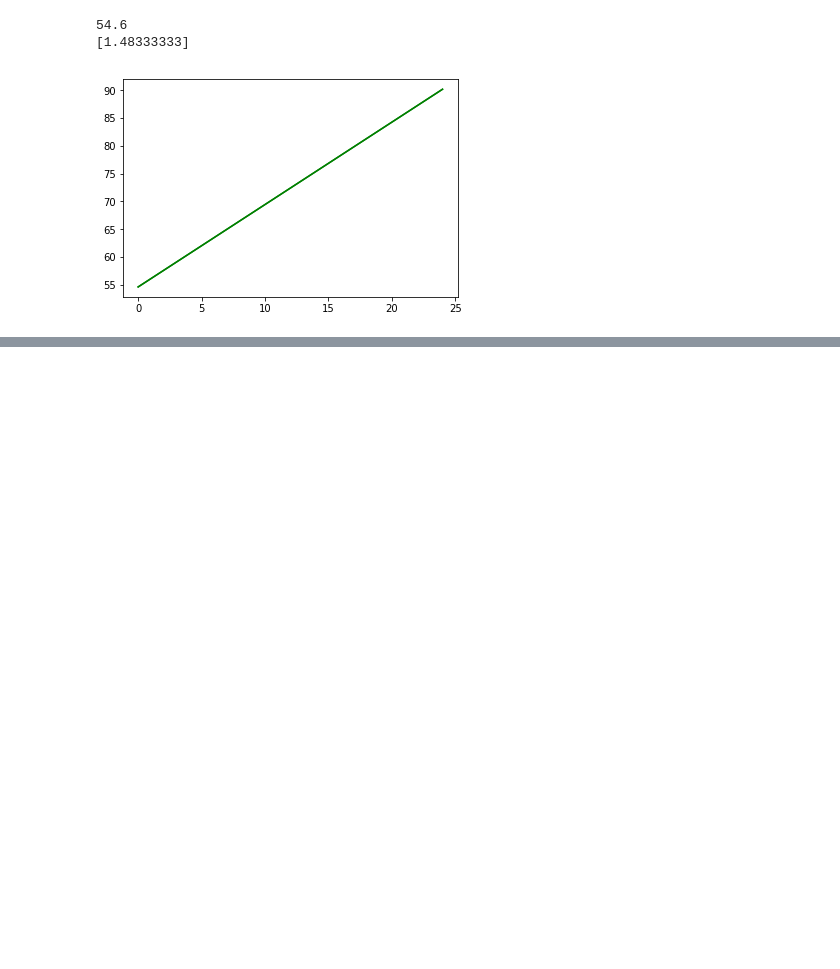
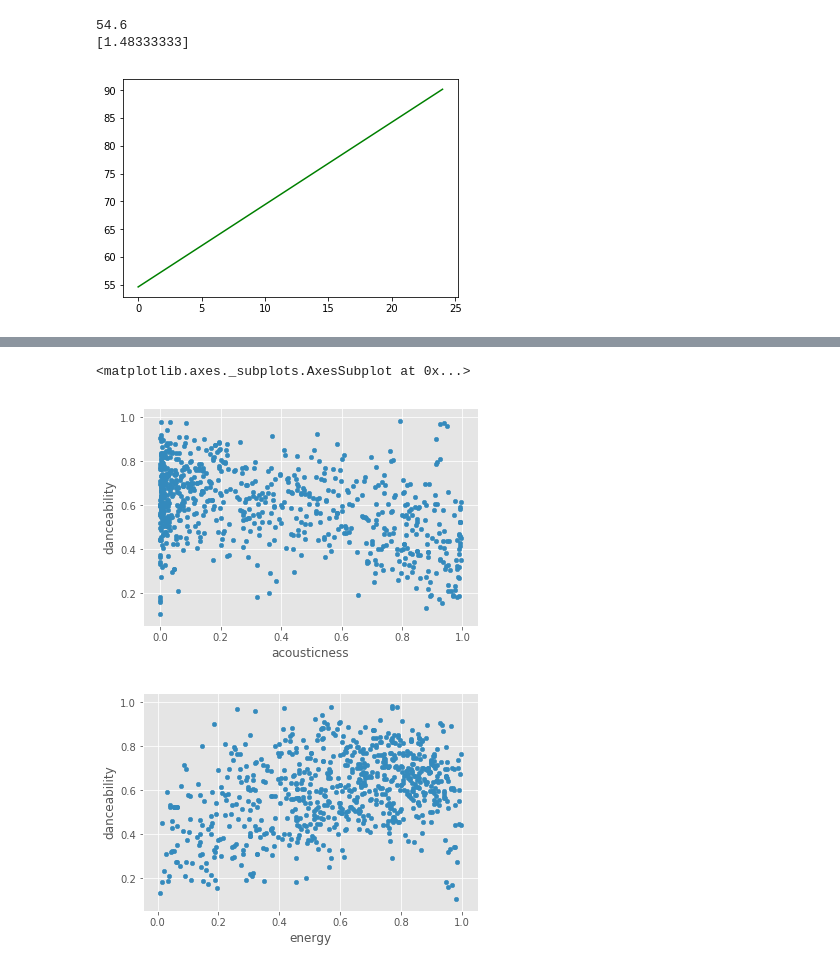
Before and after one commit to MSkogsmo/StatisticalMachineLearning, a Jupyter notebook: pythonCalcTestTutorialSML.ipynb, the cells around one changed output, grey strips where cells are left out. Saved outputs shown, nothing was run; the diff lists cells and outputs as text; code cells hidden in the pictures; blank space fills up the shorter version.

```diff
--- a/pythonCalcTestTutorialSML.ipynb
+++ b/pythonCalcTestTutorialSML.ipynb
@@ -97,0 +193,5 @@ plt.show()
+# %%
+import matplotlib.pyplot as plt
+from sklearn import datasets
+%matplotlib inline
+plt.style.use('ggplot')
@@ -97,0 +209,8 @@ plt.show()
+# %%
+#plt.show(pd.plotting.scatter_matrix(df, alpha=0.2)
+df.plot.scatter('acousticness','danceability')
+df.plot.scatter('energy','danceability')
+# %% [output]
+<matplotlib.axes._subplots.AxesSubplot at 0x...>
+[figure, added]
+[figure, added]
```
Also changed, not shown: parts of 9 cells of this notebook.
